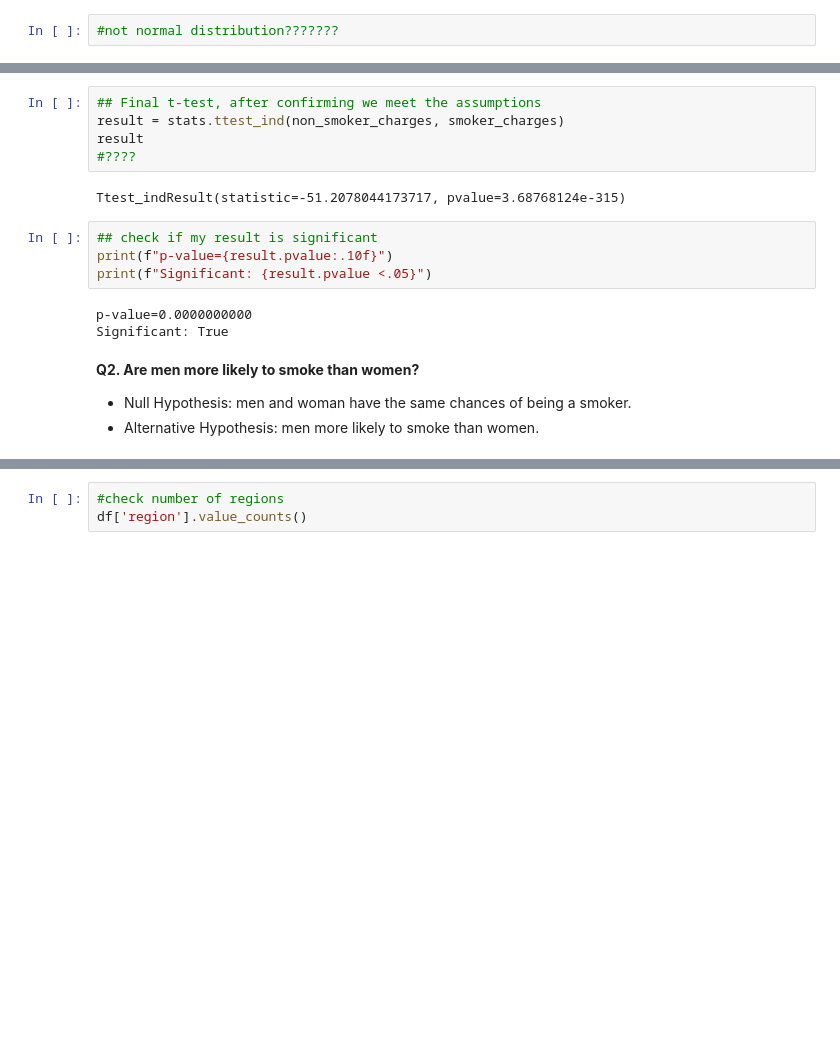
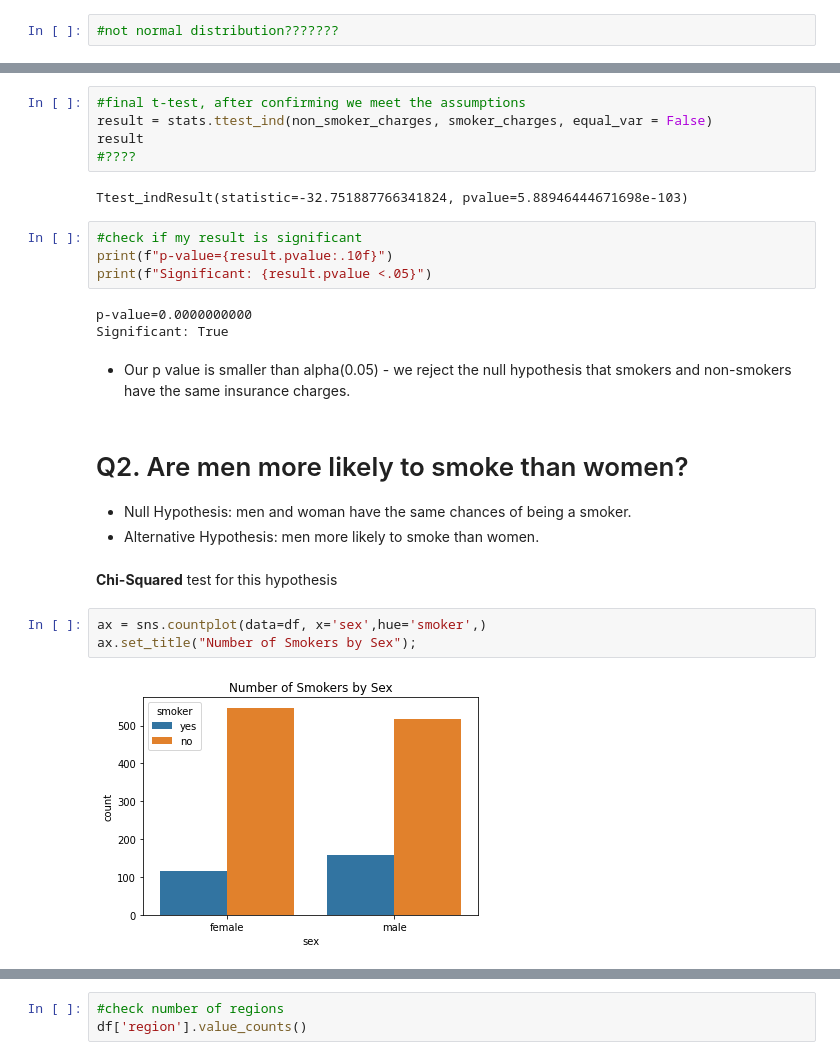
Before and after one commit to AliyevaO/data-enrichment, a Jupyter notebook: Distribution and Hypotheses/Hypothesis Testing with Insurance Data /Hypothesis Testing with Insurance Data .ipynb, the cells around one changed output, grey strips where cells are left out. Saved outputs shown, nothing was run; the diff lists cells and outputs as text; blank space fills up the shorter version.

Commit message:
Hypothesis Testing

```diff
--- a/Distribution and Hypotheses/Hypothesis Testing with Insurance Data /Hypothesis Testing with Insurance Data .ipynb
+++ b/Distribution and Hypotheses/Hypothesis Testing with Insurance Data /Hypothesis Testing with Insurance Data .ipynb
@@ -112,18 +141,27 @@ LeveneResult(statistic=520.7468821724297, pvalue=2.4247238784347824e-97)
 # %%
-## Final t-test, after confirming we meet the assumptions
-result = stats.ttest_ind(non_smoker_charges, smoker_charges)
+#final t-test, after confirming we meet the assumptions
+result = stats.ttest_ind(non_smoker_charges, smoker_charges, equal_var = False)
 result
 #????
 # %% [output]
-Ttest_indResult(statistic=-51.2078044173717, pvalue=3.68768124e-315)
+Ttest_indResult(statistic=-32.751887766341824, pvalue=5.88946444671698e-103)
 # %%
-## check if my result is significant
+#check if my result is significant
 print(f"p-value={result.pvalue:.10f}")
 print(f"Significant: {result.pvalue <.05}")
 # %% [output]
 p-value=0.0000000000
 Significant: True
+# %% [markdown]
+* Our p value is smaller than alpha(0.05) - we reject the null hypothesis that smokers and non-smokers have the same insurance charges.
 # %% [markdown]
-**Q2. Are men more likely to smoke than women?**
+# Q2. Are men more likely to smoke than women?
 * Null Hypothesis: men and woman have the same chances of being a smoker.
 * Alternative Hypothesis: men more likely to smoke than women.
+# %% [markdown]
+**Chi-Squared** test for this hypothesis
+# %%
+ax = sns.countplot(data=df, x='sex',hue='smoker',)
+ax.set_title("Number of Smokers by Sex");
+# %% [output]
+[figure, added]
```
Also changed, not shown: parts of 26 cells of this notebook, 3 other files.
